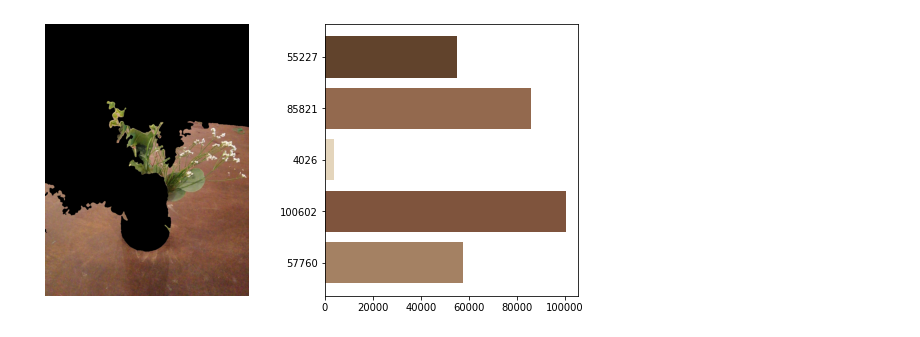
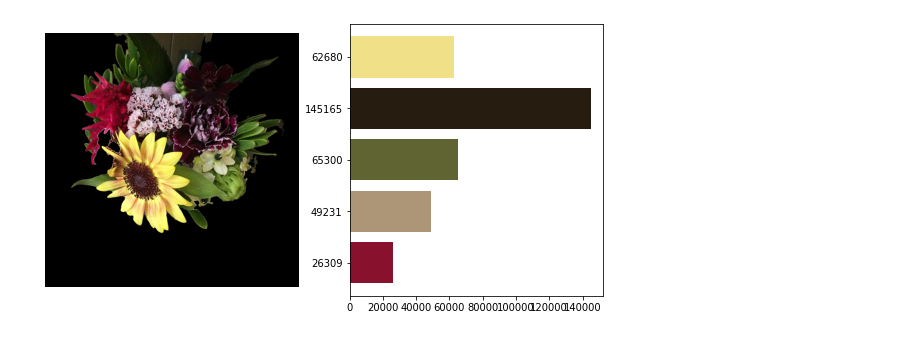
Before and after one commit to aaua/jupyter-opencv, a Jupyter notebook: work/flower.ipynb, the cells around one changed output. Cells and saved outputs as stored; diff of their text form; code cells hidden in the pictures.

```diff
--- a/work/flower.ipynb
+++ b/work/flower.ipynb
@@ -4,7 +4,7 @@ import numpy as np
 import matplotlib.pyplot as plt
 
 # load image, change color spaces, and smoothing
-img = cv2.imread('sample4.jpg')
+img = cv2.imread('sample1.jpeg')
 img_HSV = cv2.cvtColor(img, cv2.COLOR_BGR2HSV)
 cv2.imwrite('files/cvt_color.jpg', img_HSV)
 img_HSV = cv2.GaussianBlur(img_HSV, (9, 9), 3)
@@ -52,31 +52,31 @@ masked = img & mask
 # color = [255, 255, 255]
 # cv2.fillPoly(stencil, contours, color)
 # masked = cv2.bitwise_and(img, stencil)
 
 # 色一覧
 colors = masked.reshape(-1, 3)
 colors = colors[(colors != 0).all(axis=1)]  # 黒は除く
 
 # k平均法でクラスタリングする。
 k = 5
 criteria = cv2.TERM_CRITERIA_EPS + cv2.TERM_CRITERIA_MAX_ITER, 10, 1.0
 ret, label, center = cv2.kmeans(
     colors.astype(np.float32), k, None, criteria, 10, cv2.KMEANS_RANDOM_CENTERS
 )
 
 # 円の中に含まれる代表色 Top5 を可視化する。
 fig, [ax1, ax2] = plt.subplots(1, 2, figsize=(10, 5))
 # 各クラスに属するサンプル数を計算する。
 height = [np.count_nonzero(label == i) for i in range(k)]
 # 各クラスの色を取得する。matplotlib の引数の仕様上、[0, 1] にして、(R, G, B) の順番にする。
 rep_color = (center / 255)[:, ::-1]
 
 # 画像を表示する。
 ax1.imshow(cv2.cvtColor(masked, cv2.COLOR_BGR2RGB))
 ax1.set_axis_off()
 
 # ヒストグラムを表示する。
 ax2.barh(np.arange(k), height, color=rep_color, tick_label=height)
 plt.show()
 # %% [output]
-[figure, old version]
+[figure, new version]
```
